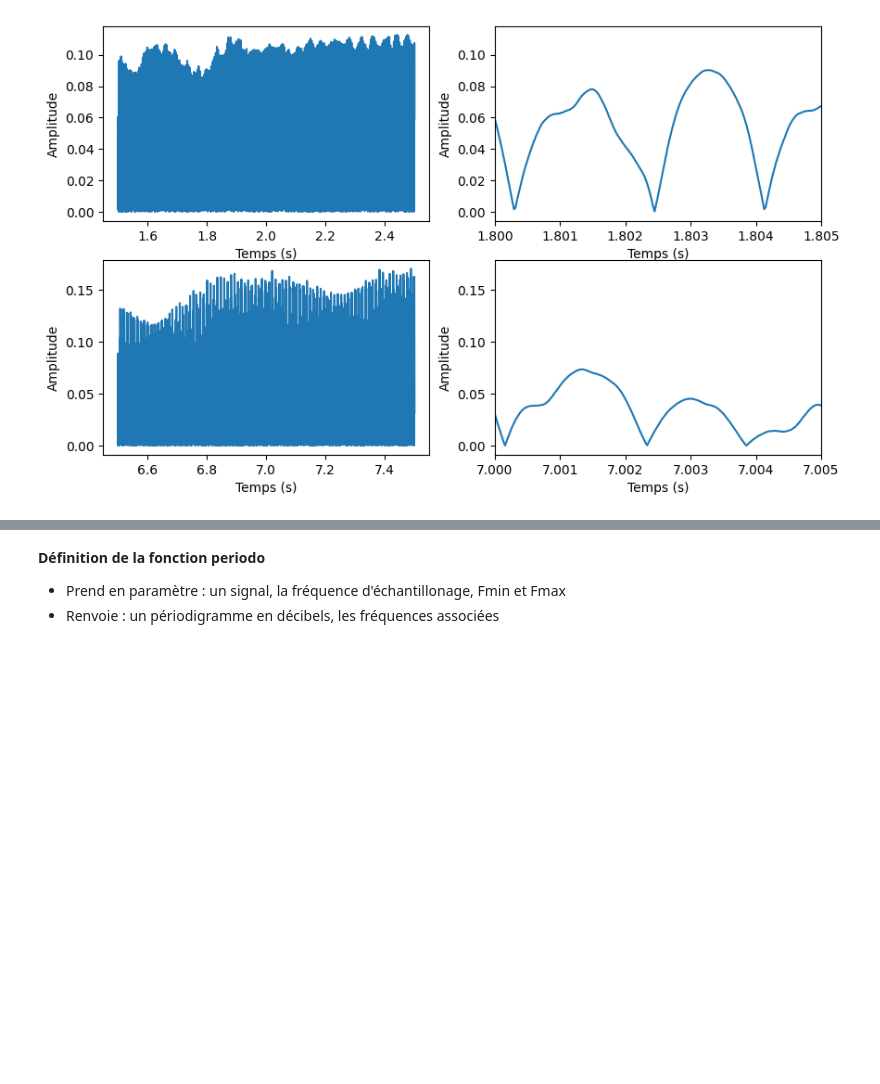
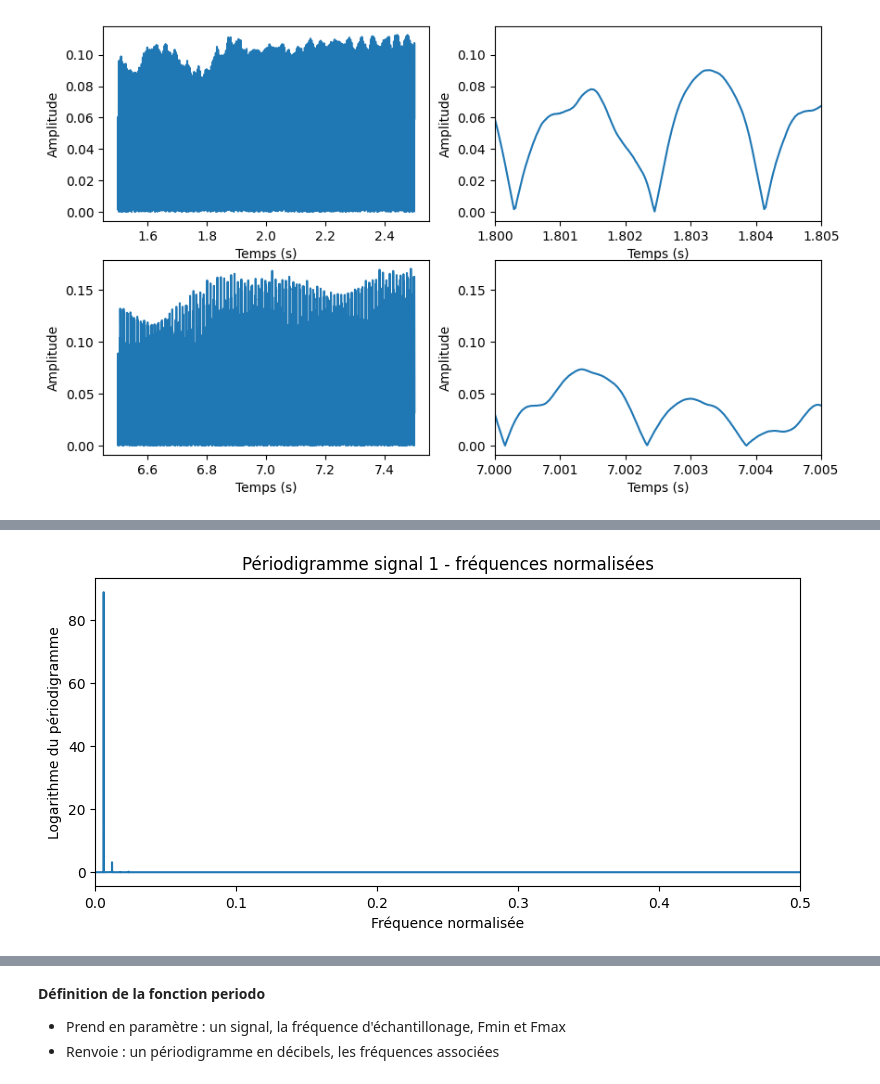
Before and after one commit to baptistejouin/IMACS3-TS-FFT, a Jupyter notebook: TP_FFT.ipynb, the cells around one changed output, grey strips where cells are left out. Cells and saved outputs as stored; diff of their text form; code cells hidden in the pictures; blank space fills up the shorter version.

```diff
--- a/TP_FFT.ipynb
+++ b/TP_FFT.ipynb
@@ -105,0 +122,11 @@ Oui les deux parties sont stationnaires
+# %%
+plt.figure(3,figsize=(20,4))
+plt.subplot(121)
+plt.plot(freq_normalisee, I1)
+plt.xlim(0, 0.5)
+plt.xlabel('Fréquence normalisée')
+plt.ylabel('Logarithme du périodigramme')
+plt.title('Périodigramme signal 1 - fréquences normalisées')
+plt.show()
+# %% [output]
+[figure, added]
```
Also changed, not shown: parts of 37 cells of this notebook, 2 other files.
